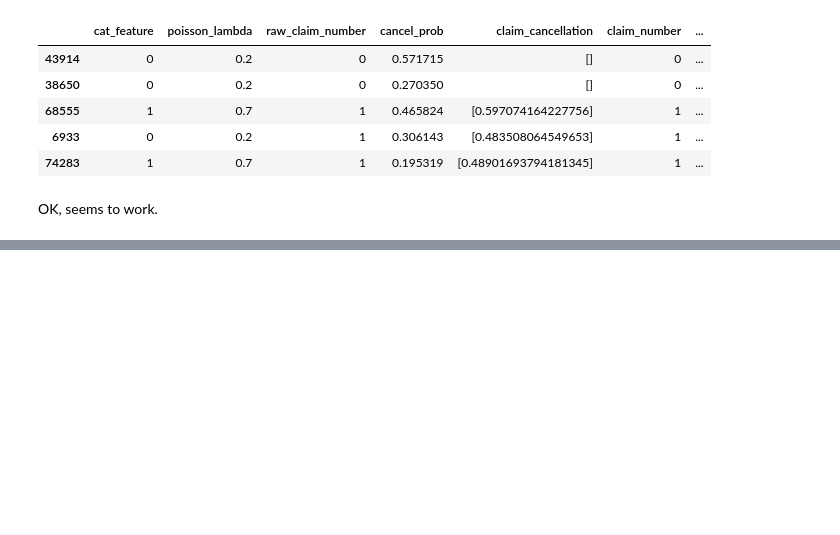
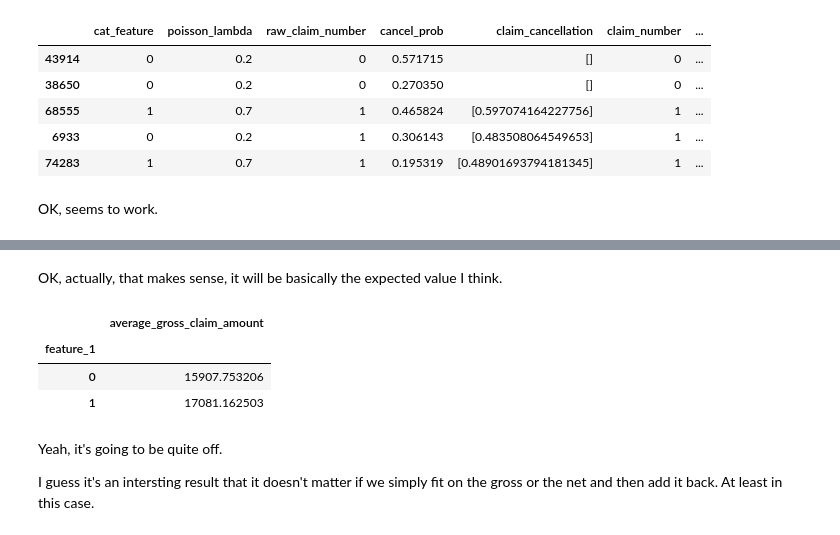
Before and after one commit to MatePocs/insurance, a Jupyter notebook: notebooks/deductibles.ipynb, the cells around one changed output, grey strips where cells are left out. Drawn from its saved outputs; the diff is of its cells as text; code cells hidden in the pictures; blank space fills up the shorter version.

```diff
--- a/notebooks/deductibles.ipynb
+++ b/notebooks/deductibles.ipynb
@@ -197,0 +288,14 @@ OK, seems to work.
+# %% [markdown]
+OK, actually, that makes sense, it will be basically the expected value I think.
+# %%
+df_observed.groupby(["feature_1"]).agg(
+    average_gross_claim_amount = ("gross_claim_amount", np.mean))
+# %% [output]
+|  | average_gross_claim_amount |
+| feature_1 |  |
+| 0 | 15907.753206 |
+| 1 | 17081.162503 |
+# %% [markdown]
+Yeah, it's going to be quite off.
+
+I guess it's an intersting result that it doesn't matter if we simply fit on the gross or the net and then add it back. At least in this case.
```
Also changed, not shown: parts of 17 cells of this notebook.
